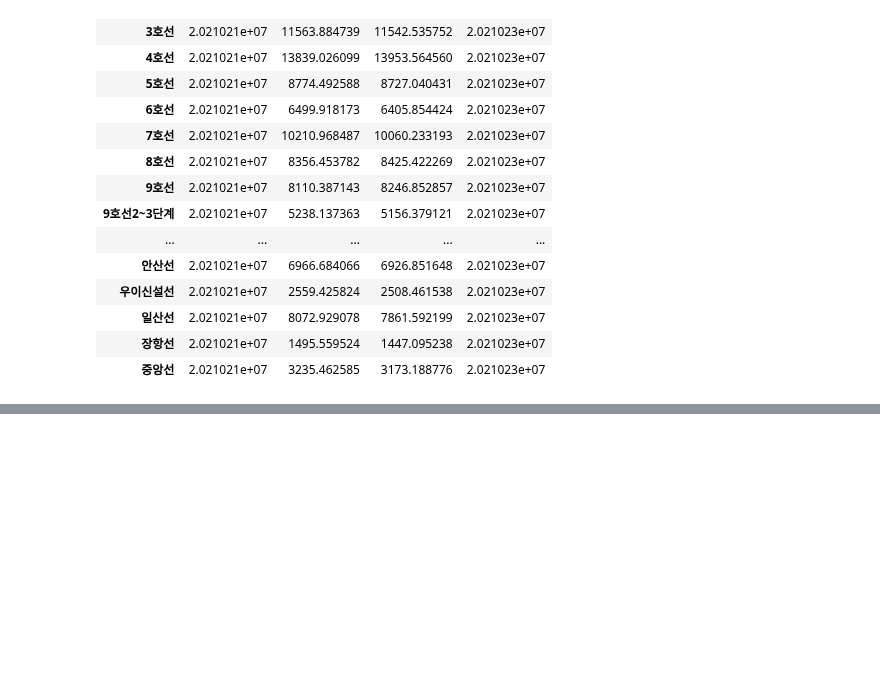
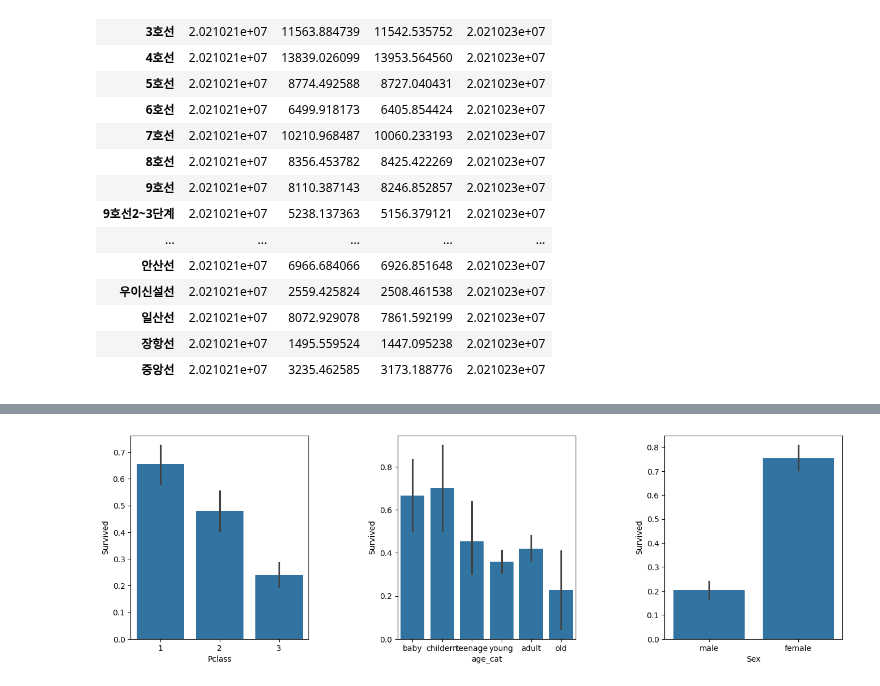
Before and after one commit to jiyoung1634/hipython_rep, a Jupyter notebook: 16.데이터전처리2.ipynb, the cells around one changed output, grey strips where cells are left out. Cells and saved outputs as stored; diff of their text form; code cells hidden in the pictures; blank space fills up the shorter version.

```diff
--- a/16.데이터전처리2.ipynb
+++ b/16.데이터전처리2.ipynb
@@ -908,0 +911,4 @@ subway_df.groupby(['노선명']).mean(numeric_only=True)
+# %%
+import pandas as pd
+titanic_df = pd.read_csv('./data/titanic.csv')
+titanic_df.head()
@@ -908,0 +944,8 @@ subway_df.groupby(['노선명']).mean(numeric_only=True)
+# %%
+#연령별로 생존율 파악
+#cut함수 : 열의 값을 특정 기준으로 나눔, bins옵션으로 나누는 구간 정하기, labels옵션으로 구간별 라벨 설정
+titanic_df['age_cat'] = pd.cut(titanic_df['Age'], bins=[0,3,7,15,30,60,100],
+                               include_lowest=True,
+                               labels=['baby', 'childern', 'teenage', 'young',
+                                       'adult', 'old'])
+titanic_df.groupby('age_cat').mean(numeric_only=True)   #숫자형 데이터만 평균 구하기
@@ -908,0 +961,17 @@ subway_df.groupby(['노선명']).mean(numeric_only=True)
+# %%
+#생존율(Survived)을 등급(Pclass), 연령대(age_cat), 성별(sex)에 따라 시각화
+import seaborn as sns
+from matplotlib import pyplot as plt
+
+data = titanic_df
+plt.figure(figsize=[14, 4])
+plt.subplot(1,3,1)
+sns.barplot(x='Pclass', y='Survived', data=titanic_df)
+plt.subplot(1,3,2)
+sns.barplot(x='age_cat', y='Survived', data=titanic_df)
+plt.subplot(1,3,3)
+sns.barplot(x='Sex', y='Survived', data=titanic_df)
+plt.subplots_adjust(top=1, bottom=0.1, left=0.1, right=1, hspace=0.5, wspace=0.5)
+plt.show()
+# %% [output]
+[figure, added]
```
Also changed, not shown: parts of 6 cells of this notebook.
